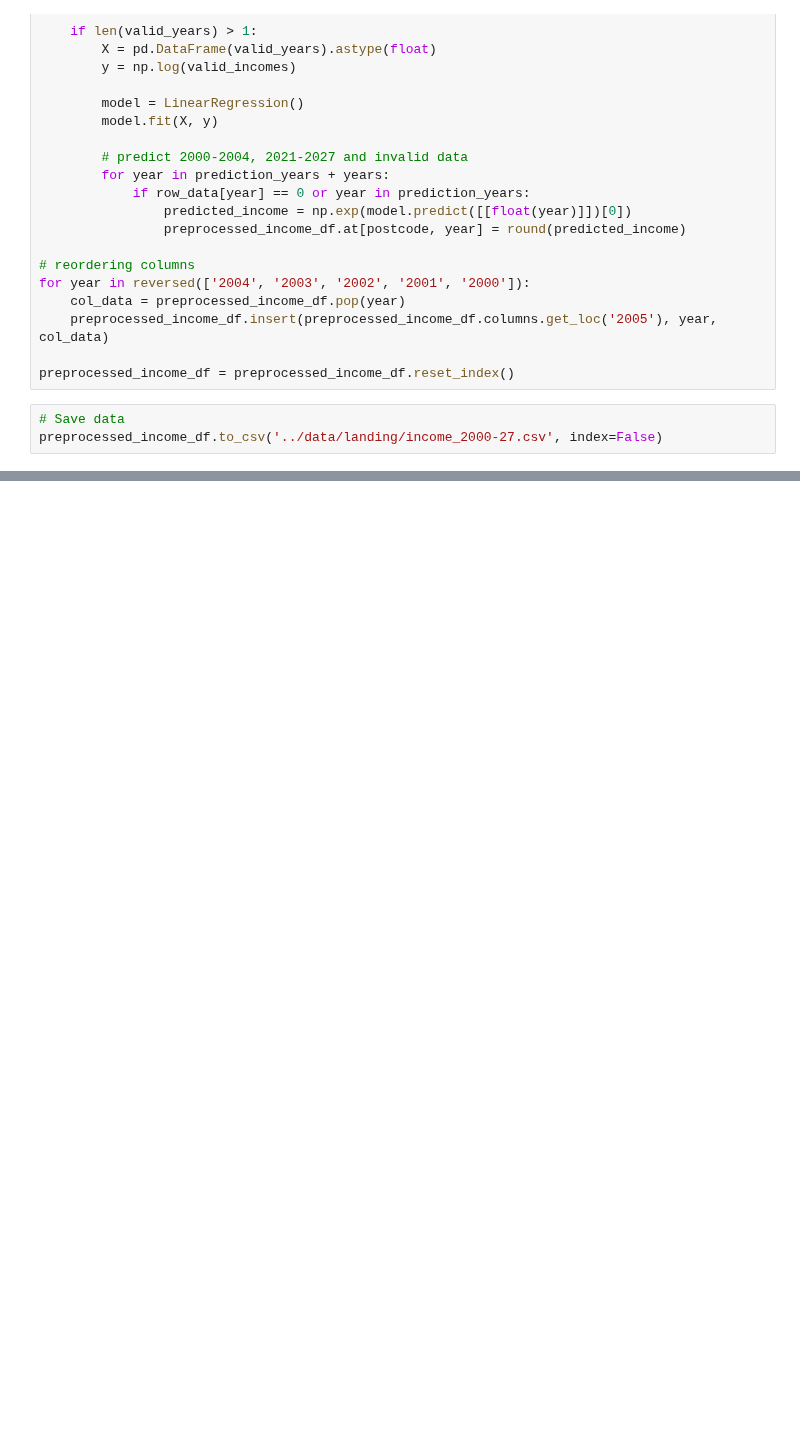
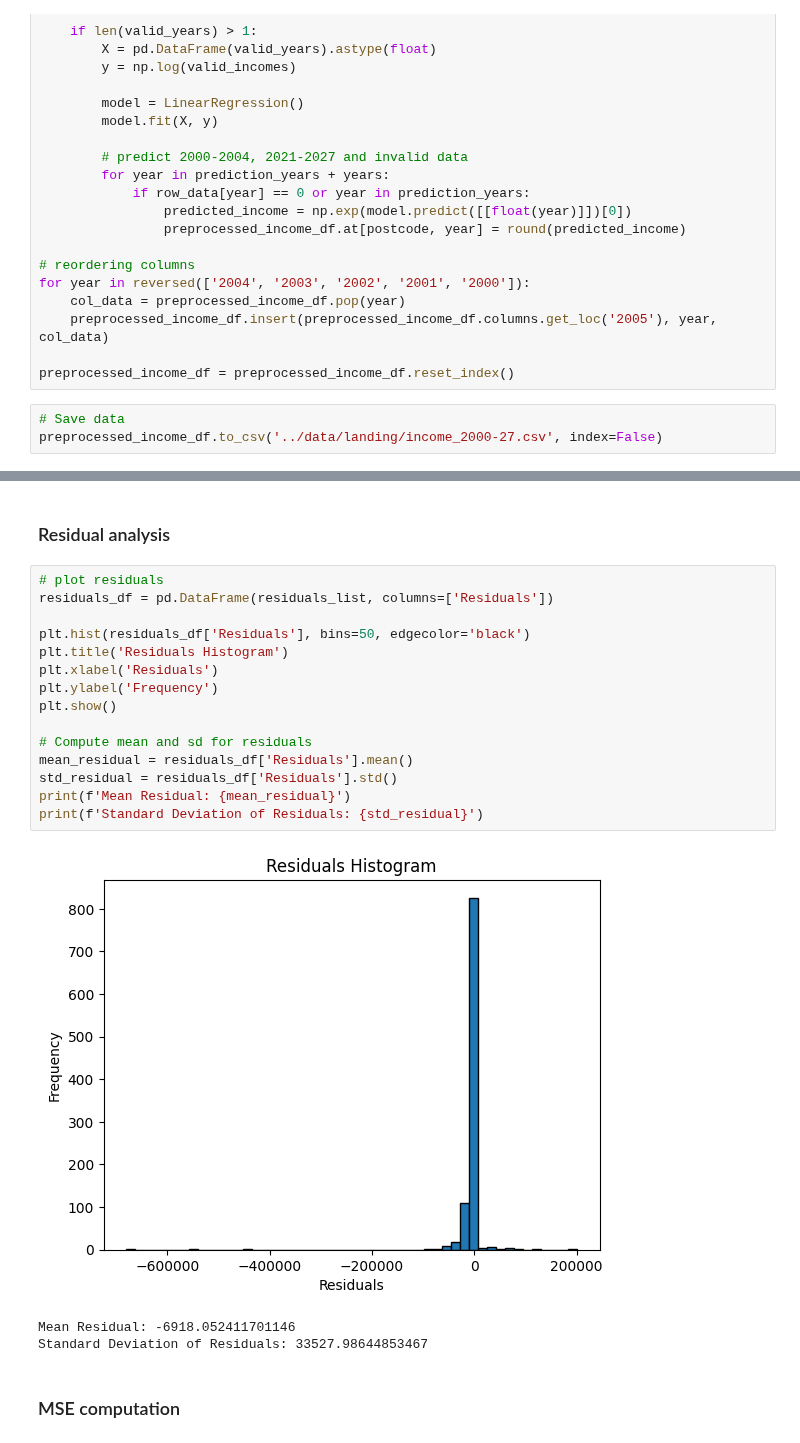
Before and after one commit to MAST30034-AppliedDataScience/project-2-group-real-estate-industry-project-16, a Jupyter notebook: notebooks/preprocess_income_2005-20.ipynb, the cells around one changed output, grey strips where cells are left out. Saved outputs shown, nothing was run; the diff lists cells and outputs as text; blank space fills up the shorter version.

```diff
--- a/notebooks/preprocess_income_2005-20.ipynb
+++ b/notebooks/preprocess_income_2005-20.ipynb
@@ -291,0 +372,23 @@ Name: 0, dtype: object
+# %% [markdown]
+### Residual analysis
+# %%
+# plot residuals
+residuals_df = pd.DataFrame(residuals_list, columns=['Residuals'])
+
+plt.hist(residuals_df['Residuals'], bins=50, edgecolor='black')
+plt.title('Residuals Histogram')
+plt.xlabel('Residuals')
+plt.ylabel('Frequency')
+plt.show()
+
+# Compute mean and sd for residuals
+mean_residual = residuals_df['Residuals'].mean()
+std_residual = residuals_df['Residuals'].std()
+print(f'Mean Residual: {mean_residual}')
+print(f'Standard Deviation of Residuals: {std_residual}')
+# %% [output]
+[figure, added]
+Mean Residual: -6918.052411701146
+Standard Deviation of Residuals: 33527.98644853467
+# %% [markdown]
+### MSE computation
```
Also changed, not shown: parts of 22 cells of this notebook, 1 other file.
